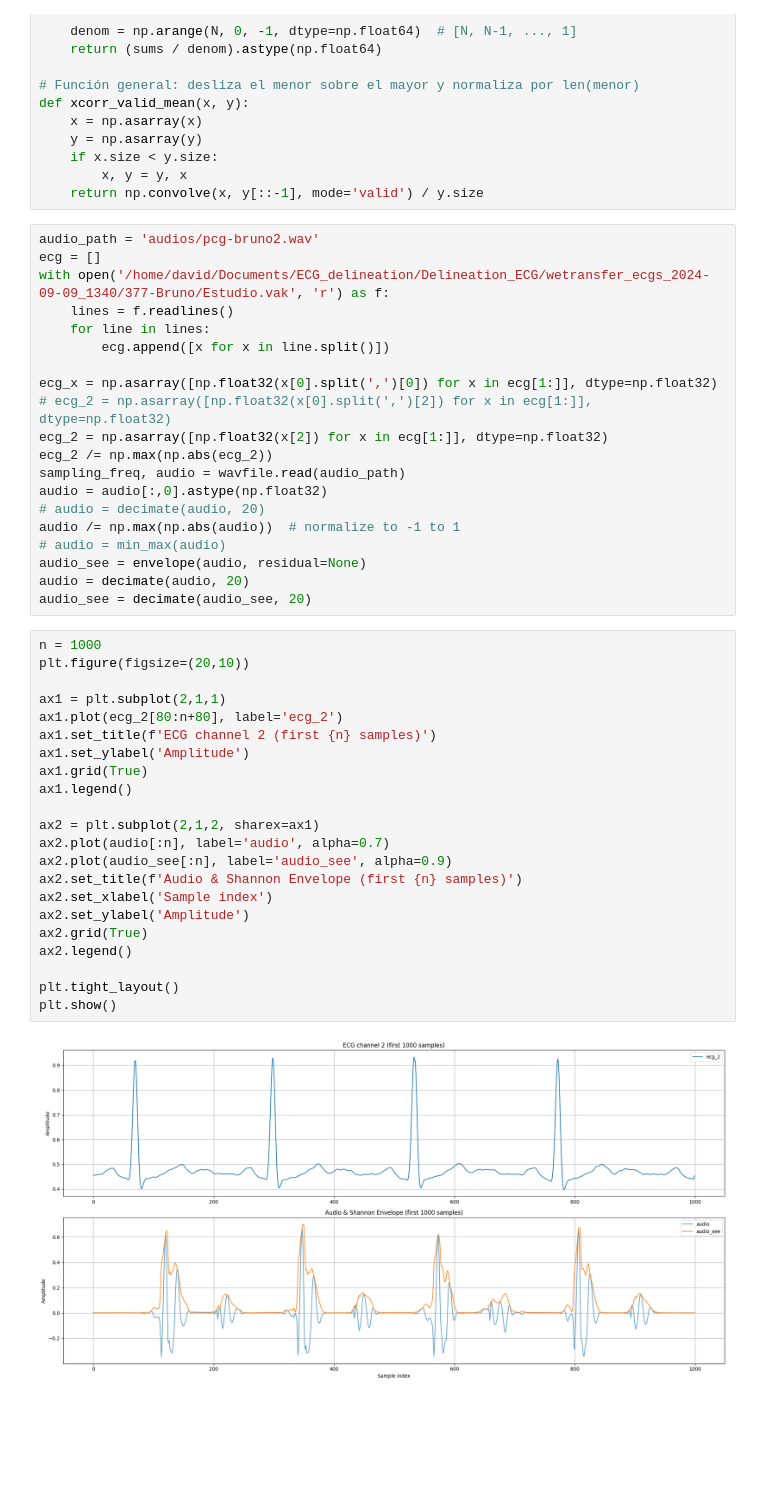
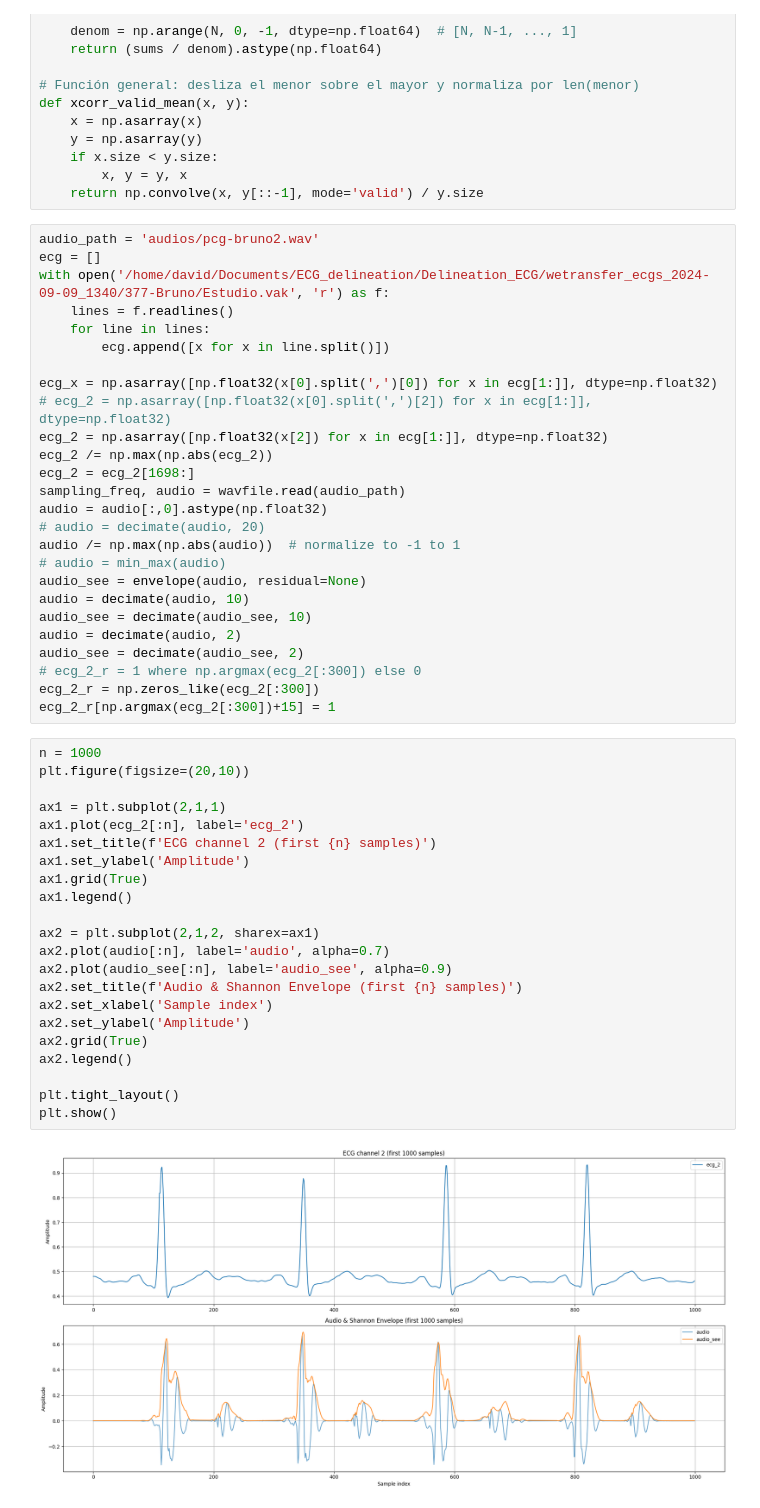
Before and after one commit to djorgeext/pcg-ecg-analysis, a Jupyter notebook: eda.ipynb, the cells around one changed output. Cells and saved outputs as stored; diff of their text form; blank space fills up the shorter version.

```diff
--- a/eda.ipynb
+++ b/eda.ipynb
@@ -155,35 +155,41 @@ ecg_x = np.asarray([np.float32(x[0].split(',')[0]) for x in ecg[1:]], dtype=np.f
 # ecg_2 = np.asarray([np.float32(x[0].split(',')[2]) for x in ecg[1:]], dtype=np.float32)
 ecg_2 = np.asarray([np.float32(x[2]) for x in ecg[1:]], dtype=np.float32)
 ecg_2 /= np.max(np.abs(ecg_2))
+ecg_2 = ecg_2[1698:]
 sampling_freq, audio = wavfile.read(audio_path)
 audio = audio[:,0].astype(np.float32)
 # audio = decimate(audio, 20)
 audio /= np.max(np.abs(audio))  # normalize to -1 to 1
 # audio = min_max(audio)
 audio_see = envelope(audio, residual=None)
-audio = decimate(audio, 20)
-audio_see = decimate(audio_see, 20)
+audio = decimate(audio, 10)
+audio_see = decimate(audio_see, 10)
+audio = decimate(audio, 2)
+audio_see = decimate(audio_see, 2)
+# ecg_2_r = 1 where np.argmax(ecg_2[:300]) else 0
+ecg_2_r = np.zeros_like(ecg_2[:300])
+ecg_2_r[np.argmax(ecg_2[:300])+15] = 1
 # %%
 n = 1000
 plt.figure(figsize=(20,10))
 
 ax1 = plt.subplot(2,1,1)
-ax1.plot(ecg_2[80:n+80], label='ecg_2')
+ax1.plot(ecg_2[:n], label='ecg_2')
 ax1.set_title(f'ECG channel 2 (first {n} samples)')
 ax1.set_ylabel('Amplitude')
 ax1.grid(True)
 ax1.legend()
 
 ax2 = plt.subplot(2,1,2, sharex=ax1)
 ax2.plot(audio[:n], label='audio', alpha=0.7)
 ax2.plot(audio_see[:n], label='audio_see', alpha=0.9)
 ax2.set_title(f'Audio & Shannon Envelope (first {n} samples)')
 ax2.set_xlabel('Sample index')
 ax2.set_ylabel('Amplitude')
 ax2.grid(True)
 ax2.legend()
 
 plt.tight_layout()
 plt.show()
 # %% [output]
-[figure, old version]
+[figure, new version]
```
Also changed, not shown: parts of 8 cells of this notebook, 1 other file.
